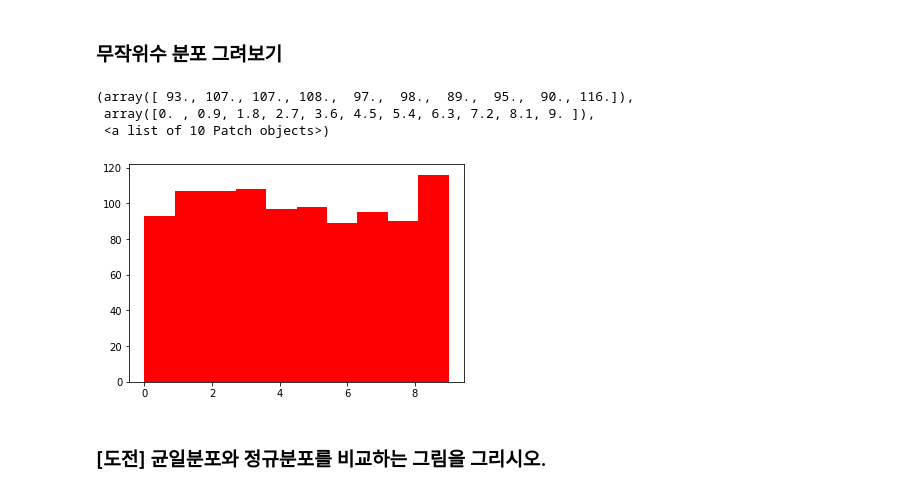
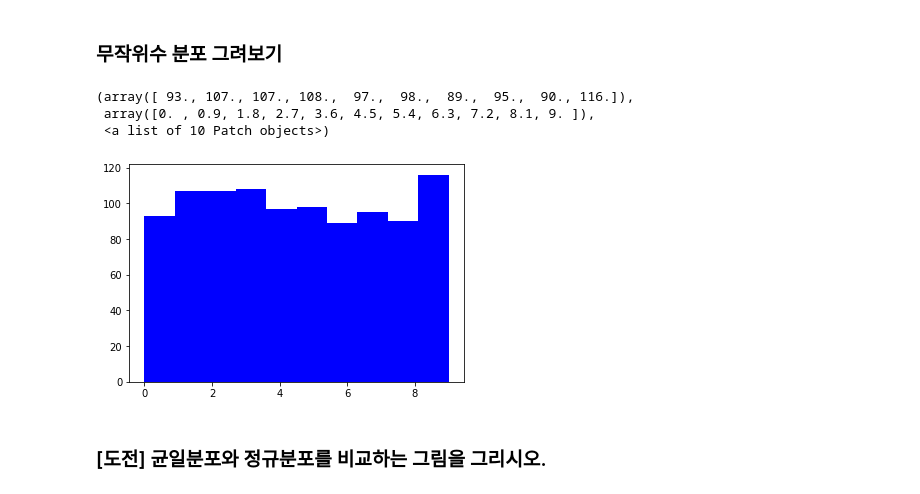
Before and after one commit to Hee0305/Biological-signal-mining, a Jupyter notebook: numpy/numpy_3_random.ipynb, the cells around one changed output. Drawn from its saved outputs; the diff is of its cells as text; code cells hidden in the pictures.

```diff
--- a/numpy/numpy_3_random.ipynb
+++ b/numpy/numpy_3_random.ipynb
@@ -344,13 +344,12 @@ arr_min_index, arr_max_index
 # %%
 import matplotlib.pyplot as plt
 # %%
-plt.hist(n1000,label=range(0,10), color='red')
-# plt.show()
+plt.hist(n1000,label=range(0,10), color='blue')
 # %% [output]
 (array([ 93., 107., 107., 108.,  97.,  98.,  89.,  95.,  90., 116.]),
  array([0. , 0.9, 1.8, 2.7, 3.6, 4.5, 5.4, 6.3, 7.2, 8.1, 9. ]),
  <a list of 10 Patch objects>)
-[figure, old version]
+[figure, new version]
 # %% [markdown]
 ### [도전] 균일분포와 정규분포를 비교하는 그림을 그리시오.
 # %%
```
Also changed, not shown: parts of 14 cells of this notebook.
